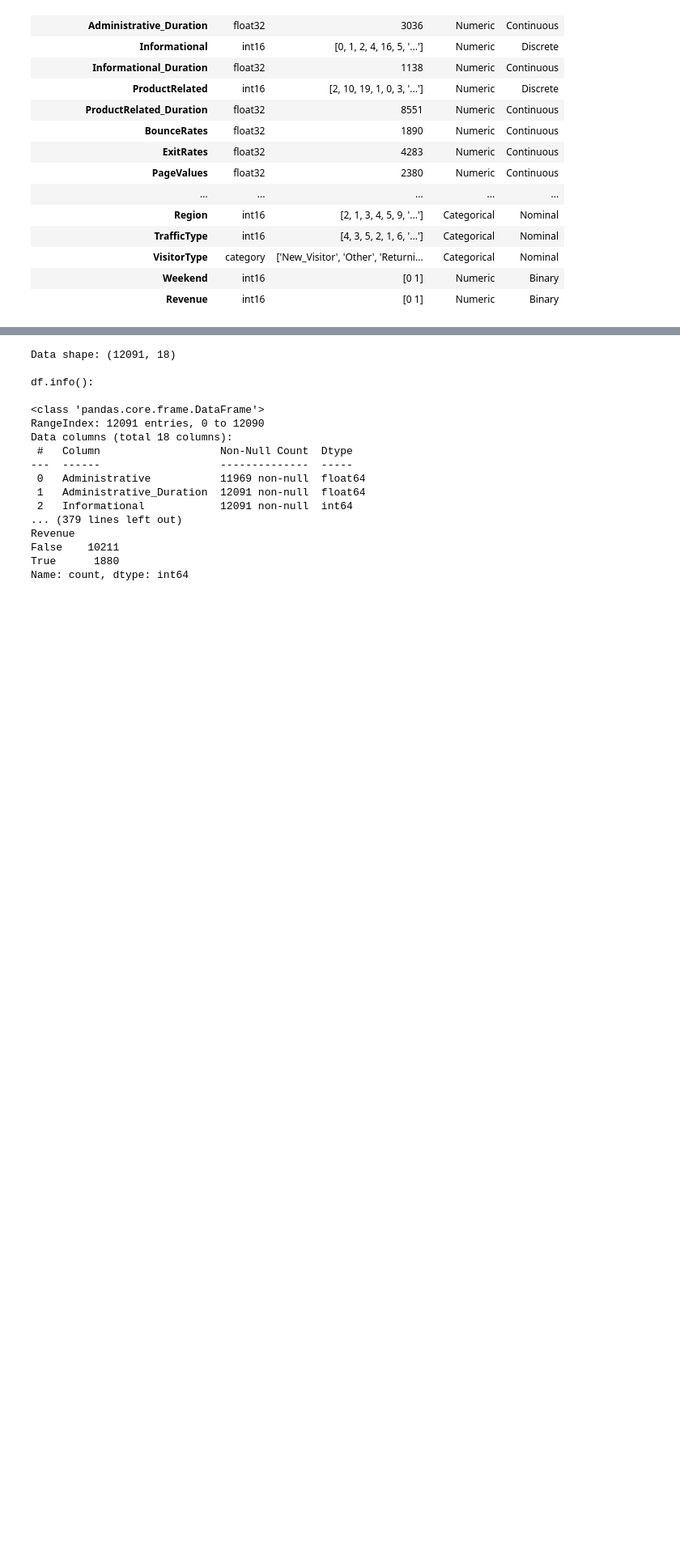
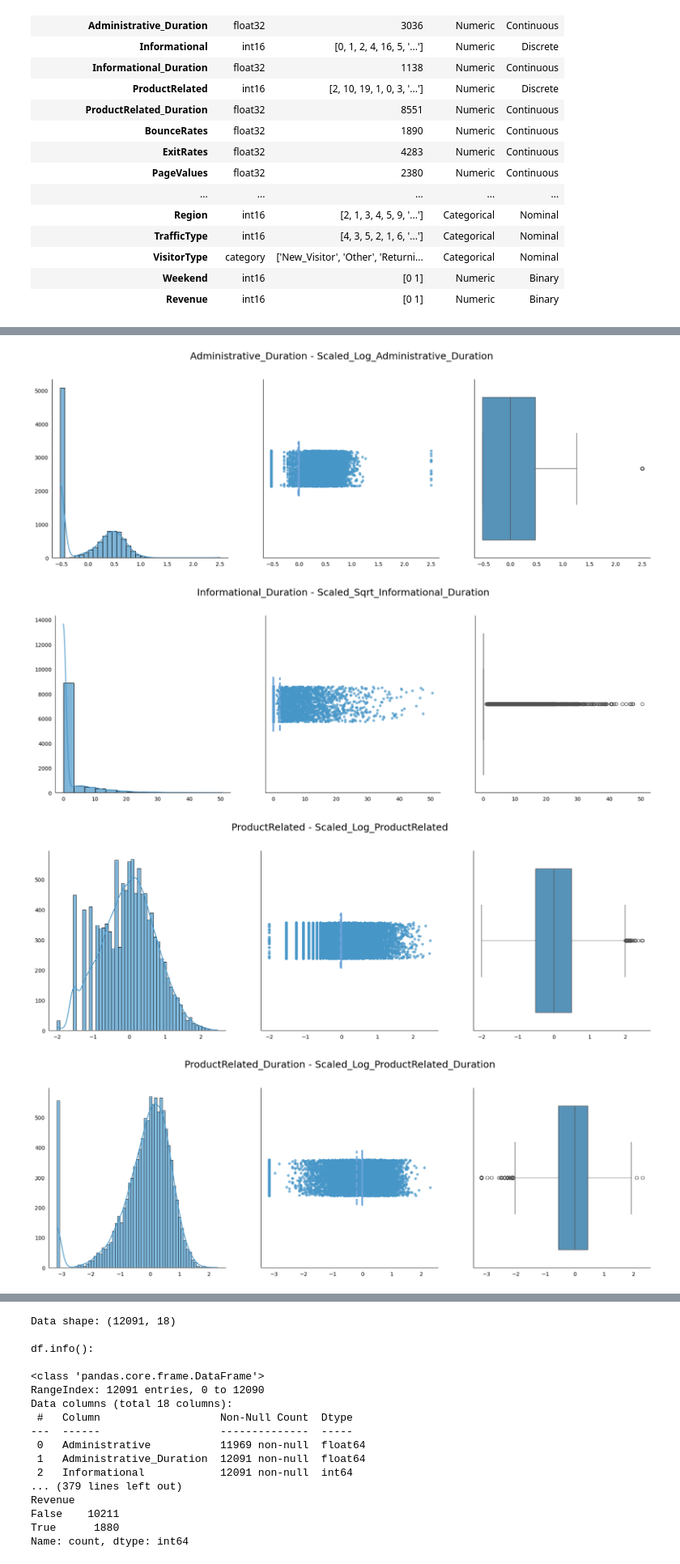
Before and after one commit to FutureGoose/ecommerce_purchase_prediction, a Jupyter notebook: gustaf_boden_ml_projekt.ipynb, the cells around one changed output, grey strips where cells are left out. Shown at 81% size. Cells and saved outputs as stored; diff of their text form; code cells hidden in the pictures; blank space fills up the shorter version.

```diff
--- a/gustaf_boden_ml_projekt.ipynb
+++ b/gustaf_boden_ml_projekt.ipynb
@@ -567,0 +573,54 @@ plt.show()
+# %%
+import warnings
+warnings.filterwarnings('ignore', category=FutureWarning)
+
+# Set the color palette
+sns.set_palette(sns.color_palette(["#4796C8"]))
+
+engineered_features = {
+    'Administrative_Duration': 'Scaled_Log_Administrative_Duration',
+    'Informational_Duration': 'Scaled_Sqrt_Informational_Duration',
+    'ProductRelated': 'Scaled_Log_ProductRelated',
+    'ProductRelated_Duration': 'Scaled_Log_ProductRelated_Duration',
+    'BounceRates': 'Scaled_Sqrt_BounceRates',
+    'ExitRates': 'Scaled_Sqrt_ExitRates',
+    'PageValues': 'Scaled_Sqrt_PageValues'
+}
+
+for feature, engineered_feature in engineered_features.items():
+    if len(df_temp[engineered_feature].unique()) > 25:  # Condition for continuous features
+        fig, ax = plt.subplots(1, 3, figsize=(20, 6))
+
+        # Plots
+        sns.histplot(data=df_temp[engineered_feature], ax=ax[0], kde=True, alpha=0.7)
+        sns.stripplot(x=df_temp[engineered_feature], ax=ax[1], alpha=0.7)
+        sns.boxplot(x=df_temp[engineered_feature], ax=ax[2])
+
+        # Stripplot median and mean line
+        median = df_temp[engineered_feature].median()
+        mean = df_temp[engineered_feature].mean()
+        ax[1].axvline(x=median, color='#6AA2D8', linestyle='-', linewidth=3, ymin=0.35, ymax=0.65, zorder=3)  # median
+        ax[1].axvline(x=mean, color='#6AA2D8', linestyle='--', linewidth=3, ymin=0.35, ymax=0.65, zorder=3)   # mean
+
+        # Title entire figure
+        fig.suptitle(f"{feature} - {engineered_feature}", fontsize=18, y=1)
+
+        # Hide ticks while keeping labels
+        ax[0].tick_params(bottom=False)
+        ax[1].tick_params(bottom=False)
+        ax[2].tick_params(bottom=False)
+        ax[0].tick_params(left=False)
+        ax[1].tick_params(left=False)
+        ax[2].tick_params(left=False)
+
+        # Hide x and y labels
+        ax[0].set(xlabel=None, ylabel=None)
+        ax[1].set(xlabel=None, ylabel=None)
+        ax[2].set(xlabel=None, ylabel=None)
+
+        sns.despine()
+# %% [output]
+[figure, added]
+[figure, added]
+[figure, added]
+[figure, added]
```
Also changed, not shown: parts of 12 cells of this notebook.
